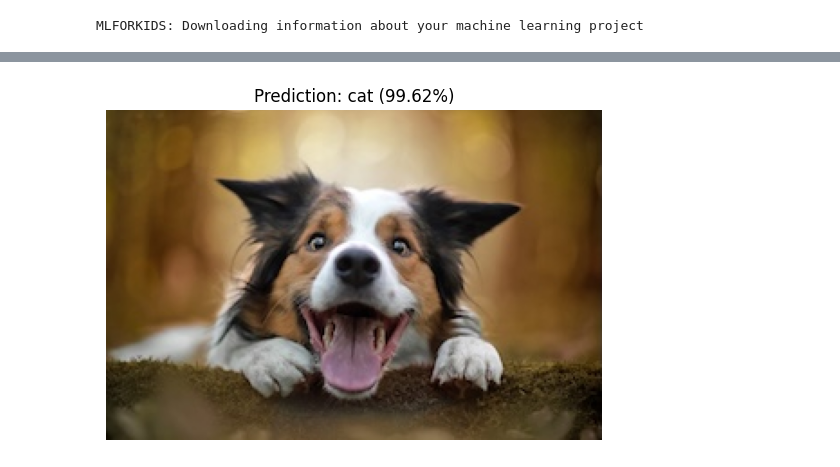
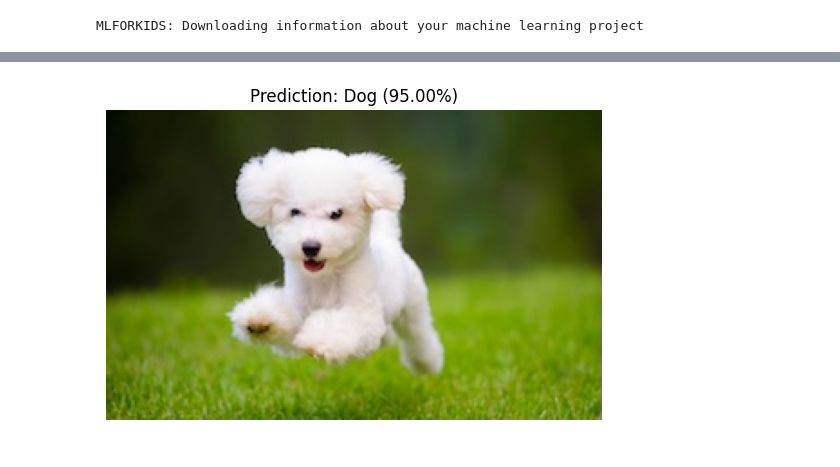
Before and after one commit to royam0820/Python, a Jupyter notebook: ML4kids_CatsAndDogs.ipynb, the cells around one changed output, grey strips where cells are left out. Saved outputs shown, nothing was run; the diff lists cells and outputs as text; code cells hidden in the pictures.

```diff
--- a/ML4kids_CatsAndDogs.ipynb
+++ b/ML4kids_CatsAndDogs.ipynb
@@ -39,11 +39,18 @@ Saving dog9.jpg to dog9.jpg
 # %%
 from IPython.display import Image, display
 import matplotlib.pyplot as plt
+import numpy as np
 
-img = plt.imread('dog9.jpg')
+# Example: Load your model and make a prediction (replace with actual model code)
+# Assume model.predict returns a dictionary with class_name and confidence
+# For demonstration, we'll use dummy data
+result = {'class_name': 'Dog', 'confidence': 0.95}  # Replace with model.predict(img)
+
+# Read and display the image
+img = plt.imread('dog2.jpg')
 plt.imshow(img)
 plt.axis('off')  # Hide axes
-plt.title(f"Prediction: {result['class_name']} ({result['confidence']:.2f}%)")
+plt.title(f"Prediction: {result['class_name']} ({result['confidence']*100:.2f}%)")
 plt.show()
 # %% [output]
-[figure, old version]
+[figure, new version]
```
Also changed, not shown: parts of 2 cells of this notebook.
